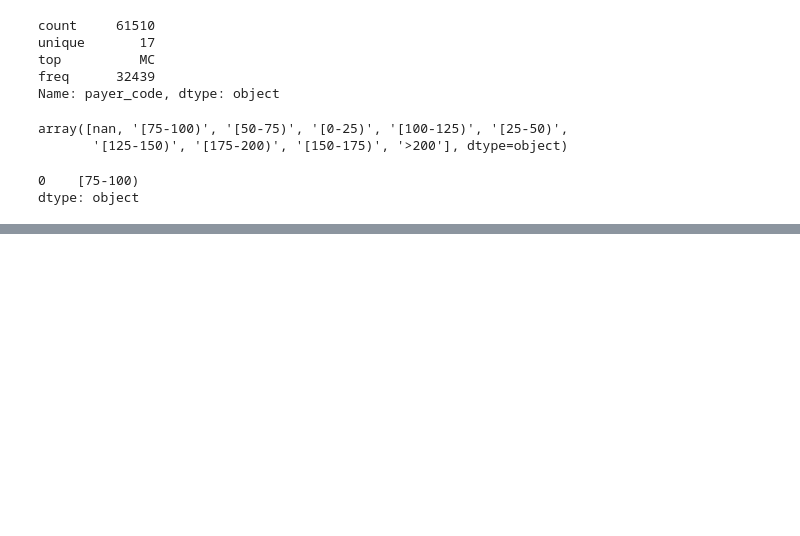
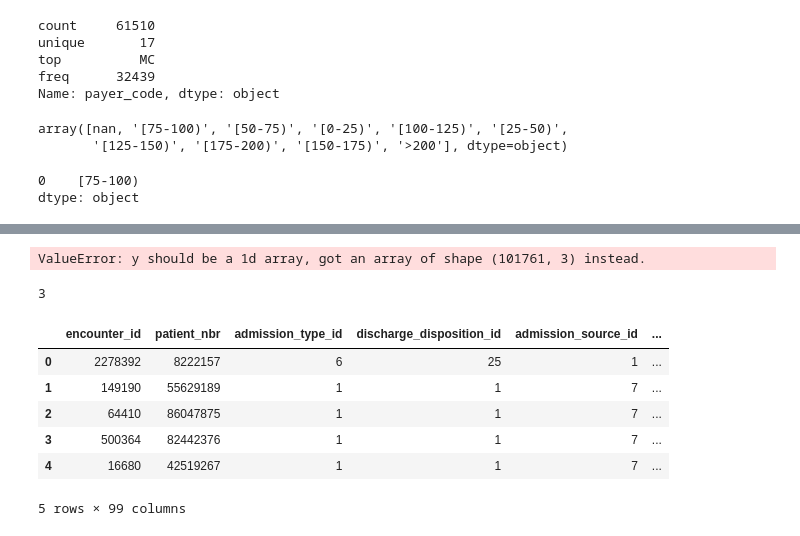
Before and after one commit to VenkataVanga/Quantifying-the-World-DS7333-, a Jupyter notebook: CS#2_Diabetes/Diabetic Hospital Readmission.ipynb, the cells around one changed output, grey strips where cells are left out. Cells and saved outputs as stored; diff of their text form; code cells hidden in the pictures; blank space fills up the shorter version.

```diff
--- a/CS#2_Diabetes/Diabetic Hospital Readmission.ipynb
+++ b/CS#2_Diabetes/Diabetic Hospital Readmission.ipynb
@@ -121,0 +322,18 @@ diabetic_new['weight'].isna().sum()
+# %%
+y_score = lr.fit(X_train, y_train).decision_function(X_test)
+# %% [output]
+ValueError: y should be a 1d array, got an array of shape (101761, 3) instead.
+# %%
+n_classes
+# %% [output]
+3
+# %%
+x.head()
+# %% [output]
+|  | encounter_id | patient_nbr | admission_type_id | discharge_disposition_id | admission_source_id | ... |
+| 0 | 2278392 | 8222157 | 6 | 25 | 1 | ... |
+| 1 | 149190 | 55629189 | 1 | 1 | 7 | ... |
+| 2 | 64410 | 86047875 | 1 | 1 | 7 | ... |
+| 3 | 500364 | 82442376 | 1 | 1 | 7 | ... |
+| 4 | 16680 | 42519267 | 1 | 1 | 7 | ... |
+5 rows × 99 columns
```
Also changed, not shown: parts of 32 cells of this notebook.
